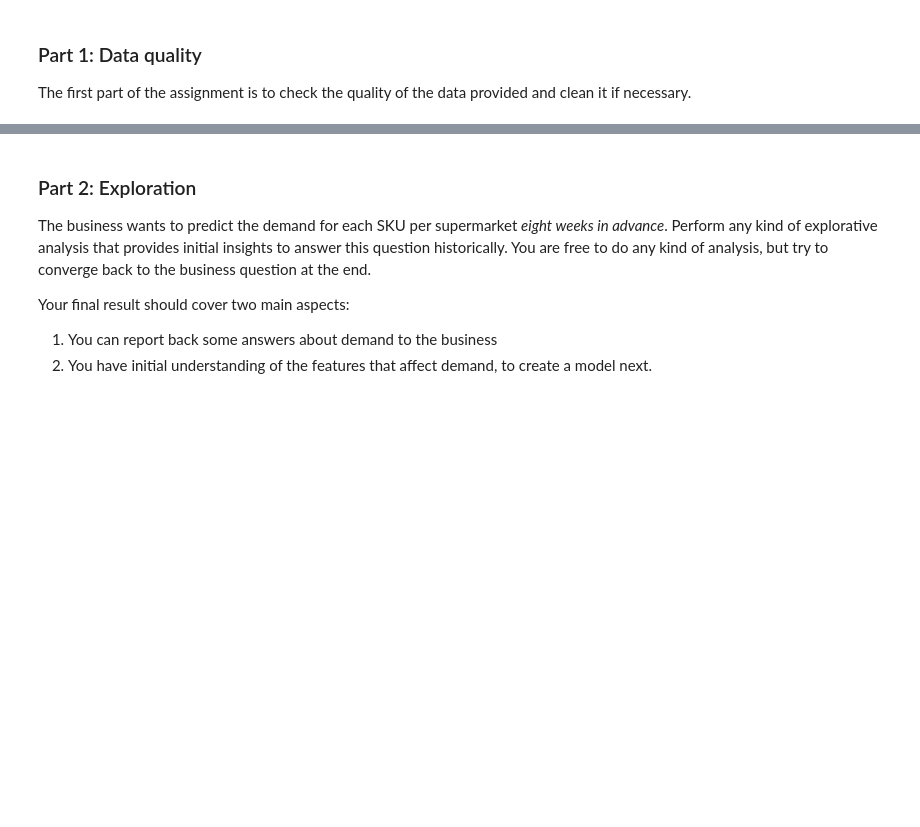
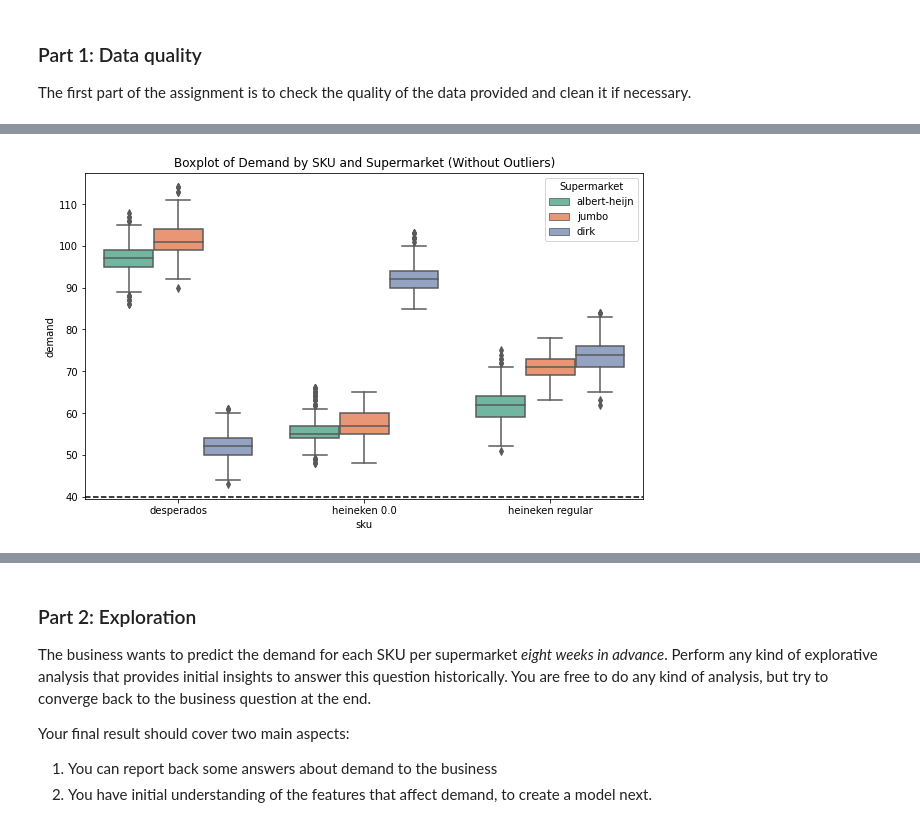
Before and after one commit to rafalhernik98/heineken-repository, a Jupyter notebook: EDA_exercise.ipynb, the cells around one changed output, grey strips where cells are left out. Saved outputs shown, nothing was run; the diff lists cells and outputs as text; code cells hidden in the pictures; blank space fills up the shorter version.

```diff
--- a/EDA_exercise.ipynb
+++ b/EDA_exercise.ipynb
@@ -65,0 +375,35 @@ The first part of the assignment is to check the quality of the data provided an
+# %%
+# Funkcja do identyfikacji outlierów
+def identify_outliers(df):
+    outliers_dict = {}
+
+    for (sku, supermarket), group in df.groupby(['sku', 'supermarket']):
+        Q1 = group['demand'].quantile(0.25)
+        Q3 = group['demand'].quantile(0.75)
+        IQR = Q3 - Q1
+
+        lower_bound = Q1 - 3 * IQR
+        upper_bound = Q3 + 3 * IQR
+
+        outliers = group[(group['demand'] < lower_bound) | (group['demand'] > upper_bound)]
+        outliers_dict[(sku, supermarket)] = outliers.index.tolist()  # Przechowaj indeksy outlierów
+
+    return outliers_dict
+
+# Zidentyfikowanie outlierów
+outliers = identify_outliers(df)
+
+df_no_outliers = df.copy()
+# Krok 2: Usuwanie outlierów z DataFrame
+for index_list in outliers.values():
+    df_no_outliers = df_no_outliers.drop(index_list, errors='ignore')  # Ignoruje błędy, jeśli indeks nie istnieje
+
+# Krok 3: Rysowanie boxplotów bez outlierów
+plt.figure(figsize=(10, 6))
+sns.boxplot(x='sku', y='demand', hue='supermarket', data=df_no_outliers, palette='Set2')
+plt.title('Boxplot of Demand by SKU and Supermarket (Without Outliers)')
+plt.axhline(y=40, color='black', linestyle='--')  # Linia bazowa
+plt.legend(title='Supermarket')
+plt.show()
+# %% [output]
+[figure, added]
```
Also changed, not shown: parts of 30 cells of this notebook.
